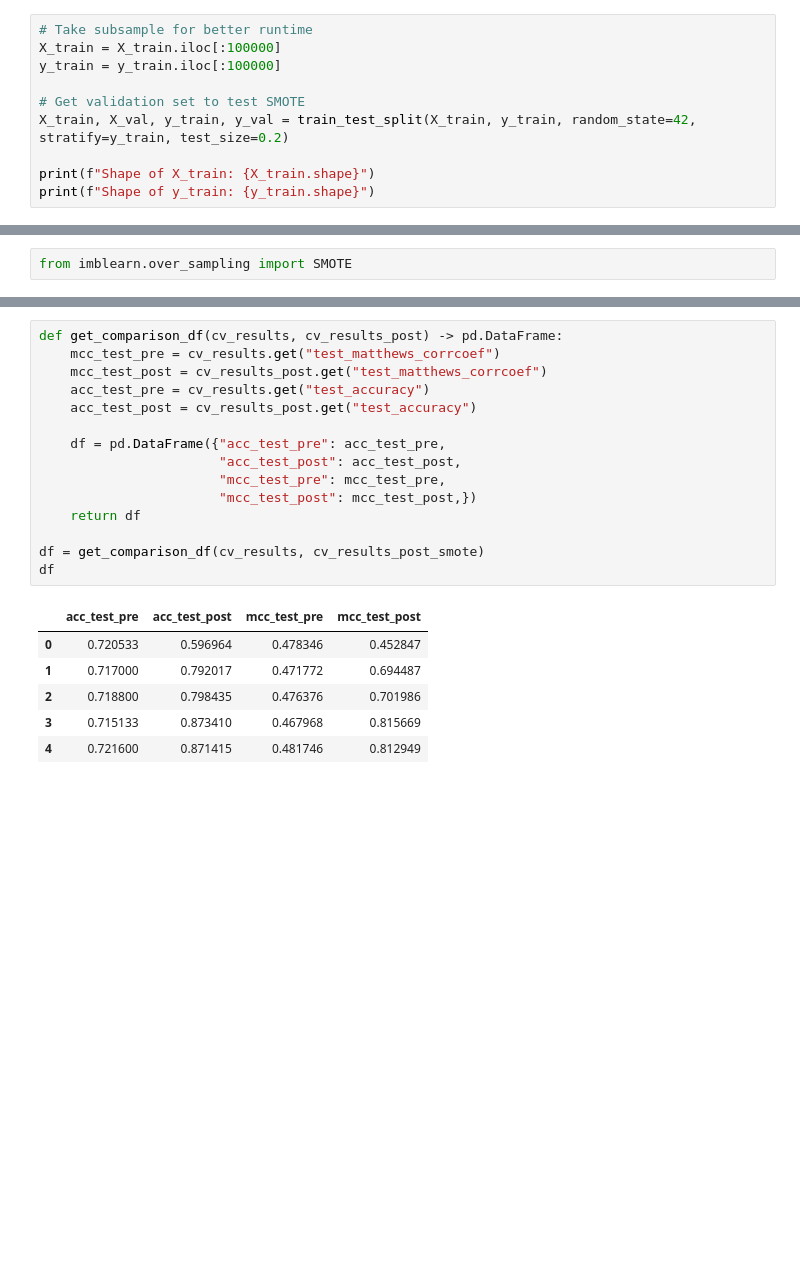
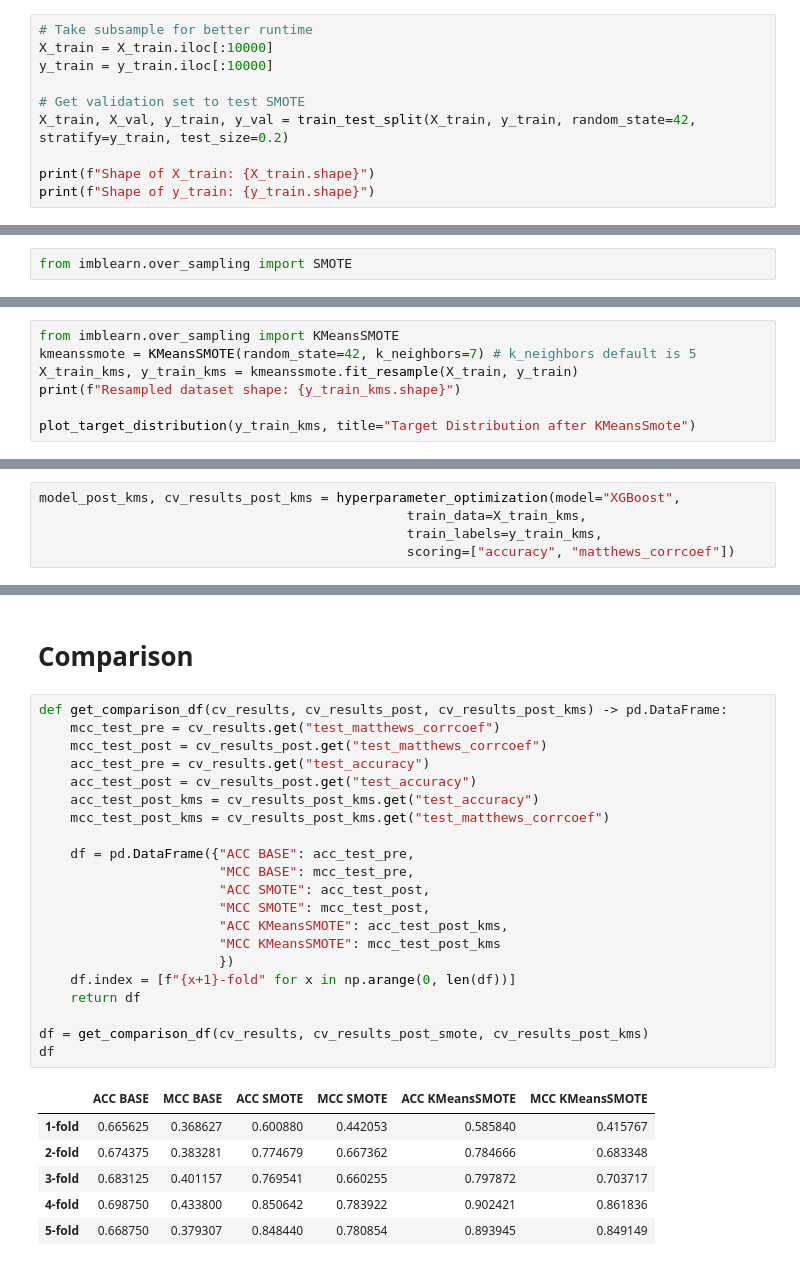
Before and after one commit to nina-prog/richters-predictor-modeling-earthquake-damage, a Jupyter notebook: notebooks/week05/week05-smote.ipynb, the cells around one changed output, grey strips where cells are left out. Drawn from its saved outputs; the diff is of its cells as text; blank space fills up the shorter version.

```diff
--- a/notebooks/week05/week05-smote.ipynb
+++ b/notebooks/week05/week05-smote.ipynb
@@ -37,8 +37,8 @@ Shape of y_train: (260601, 1)
 | 201944 | 0.111111 | 0.250 | 0.366667 | 0.091801 | 0.118405 | ... |
 # %%
 # Take subsample for better runtime
-X_train = X_train.iloc[:100000]
-y_train = y_train.iloc[:100000]
+X_train = X_train.iloc[:10000]
+y_train = y_train.iloc[:10000]
 
 # Get validation set to test SMOTE
 X_train, X_val, y_train, y_val = train_test_split(X_train, y_train, random_state=42, stratify=y_train, test_size=0.2)
@@ -156,0 +154,7 @@ MCC on validation set: 0.4680
+# %%
+from imblearn.over_sampling import KMeansSMOTE
+kmeanssmote = KMeansSMOTE(random_state=42, k_neighbors=7) # k_neighbors default is 5
+X_train_kms, y_train_kms = kmeanssmote.fit_resample(X_train, y_train)
+print(f"Resampled dataset shape: {y_train_kms.shape}")
+
+plot_target_distribution(y_train_kms, title="Target Distribution after KMeansSmote")
@@ -156,0 +164,5 @@ MCC on validation set: 0.4680
+# %%
+model_post_kms, cv_results_post_kms = hyperparameter_optimization(model="XGBoost",
+                                               train_data=X_train_kms,
+                                               train_labels=y_train_kms,
+                                               scoring=["accuracy", "matthews_corrcoef"])
@@ -157,24 +187,32 @@ MCC on validation set: 0.4680
+# %% [markdown]
+# Comparison
 # %%
-def get_comparison_df(cv_results, cv_results_post) -> pd.DataFrame:
+def get_comparison_df(cv_results, cv_results_post, cv_results_post_kms) -> pd.DataFrame:
     mcc_test_pre = cv_results.get("test_matthews_corrcoef")
     mcc_test_post = cv_results_post.get("test_matthews_corrcoef")
     acc_test_pre = cv_results.get("test_accuracy")
     acc_test_post = cv_results_post.get("test_accuracy")
+    acc_test_post_kms = cv_results_post_kms.get("test_accuracy")
+    mcc_test_post_kms = cv_results_post_kms.get("test_matthews_corrcoef")
 
-    df = pd.DataFrame({"acc_test_pre": acc_test_pre,
-                       "acc_test_post": acc_test_post,
-                       "mcc_test_pre": mcc_test_pre,
-                       "mcc_test_post": mcc_test_post,})
+    df = pd.DataFrame({"ACC BASE": acc_test_pre,
+                       "MCC BASE": mcc_test_pre,
+                       "ACC SMOTE": acc_test_post,
+                       "MCC SMOTE": mcc_test_post,
+                       "ACC KMeansSMOTE": acc_test_post_kms,
+                       "MCC KMeansSMOTE": mcc_test_post_kms
+                       })
+    df.index = [f"{x+1}-fold" for x in np.arange(0, len(df))]
     return df
 
-df = get_comparison_df(cv_results, cv_results_post_smote)
+df = get_comparison_df(cv_results, cv_results_post_smote, cv_results_post_kms)
 df
 # %% [output]
-|  | acc_test_pre | acc_test_post | mcc_test_pre | mcc_test_post |
-| 0 | 0.720533 | 0.596964 | 0.478346 | 0.452847 |
-| 1 | 0.717000 | 0.792017 | 0.471772 | 0.694487 |
-| 2 | 0.718800 | 0.798435 | 0.476376 | 0.701986 |
-| 3 | 0.715133 | 0.873410 | 0.467968 | 0.815669 |
-| 4 | 0.721600 | 0.871415 | 0.481746 | 0.812949 |
+|  | ACC BASE | MCC BASE | ACC SMOTE | MCC SMOTE | ACC KMeansSMOTE | MCC KMeansSMOTE |
+| 1-fold | 0.665625 | 0.368627 | 0.600880 | 0.442053 | 0.585840 | 0.415767 |
+| 2-fold | 0.674375 | 0.383281 | 0.774679 | 0.667362 | 0.784666 | 0.683348 |
+| 3-fold | 0.683125 | 0.401157 | 0.769541 | 0.660255 | 0.797872 | 0.703717 |
+| 4-fold | 0.698750 | 0.433800 | 0.850642 | 0.783922 | 0.902421 | 0.861836 |
+| 5-fold | 0.668750 | 0.379307 | 0.848440 | 0.780854 | 0.893945 | 0.849149 |
 # %%
 # Costum color for acc and mcc
```
Also changed, not shown: parts of 16 cells of this notebook.
